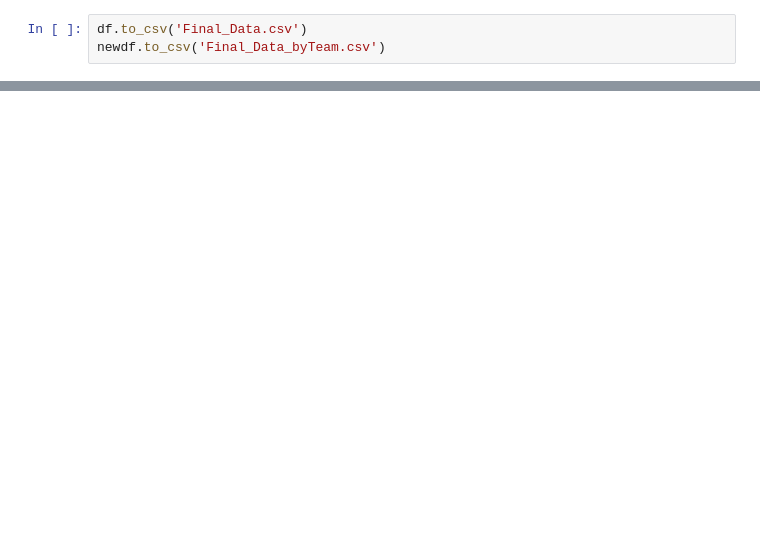
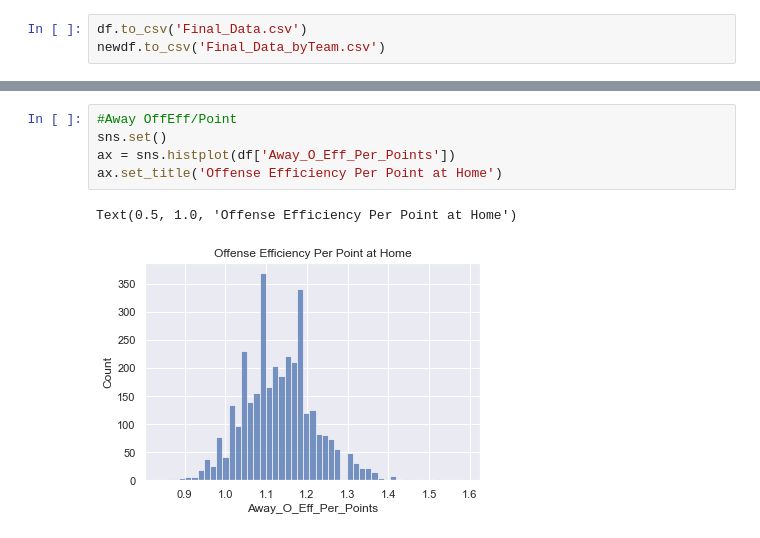
Before and after one commit to dingjamma/LHLFinalProject, a Jupyter notebook: graphs.ipynb, the cells around one changed output, grey strips where cells are left out. Saved outputs shown, nothing was run; the diff lists cells and outputs as text; blank space fills up the shorter version.

```diff
--- a/graphs.ipynb
+++ b/graphs.ipynb
@@ -197,0 +257,8 @@ newdf.to_csv('Final_Data_byTeam.csv')
+# %%
+#Away OffEff/Point
+sns.set()
+ax = sns.histplot(df['Away_O_Eff_Per_Points'])
+ax.set_title('Offense Efficiency Per Point at Home')
+# %% [output]
+Text(0.5, 1.0, 'Offense Efficiency Per Point at Home')
+[figure, added]
```
Also changed, not shown: parts of 9 cells of this notebook, 2 other files.
